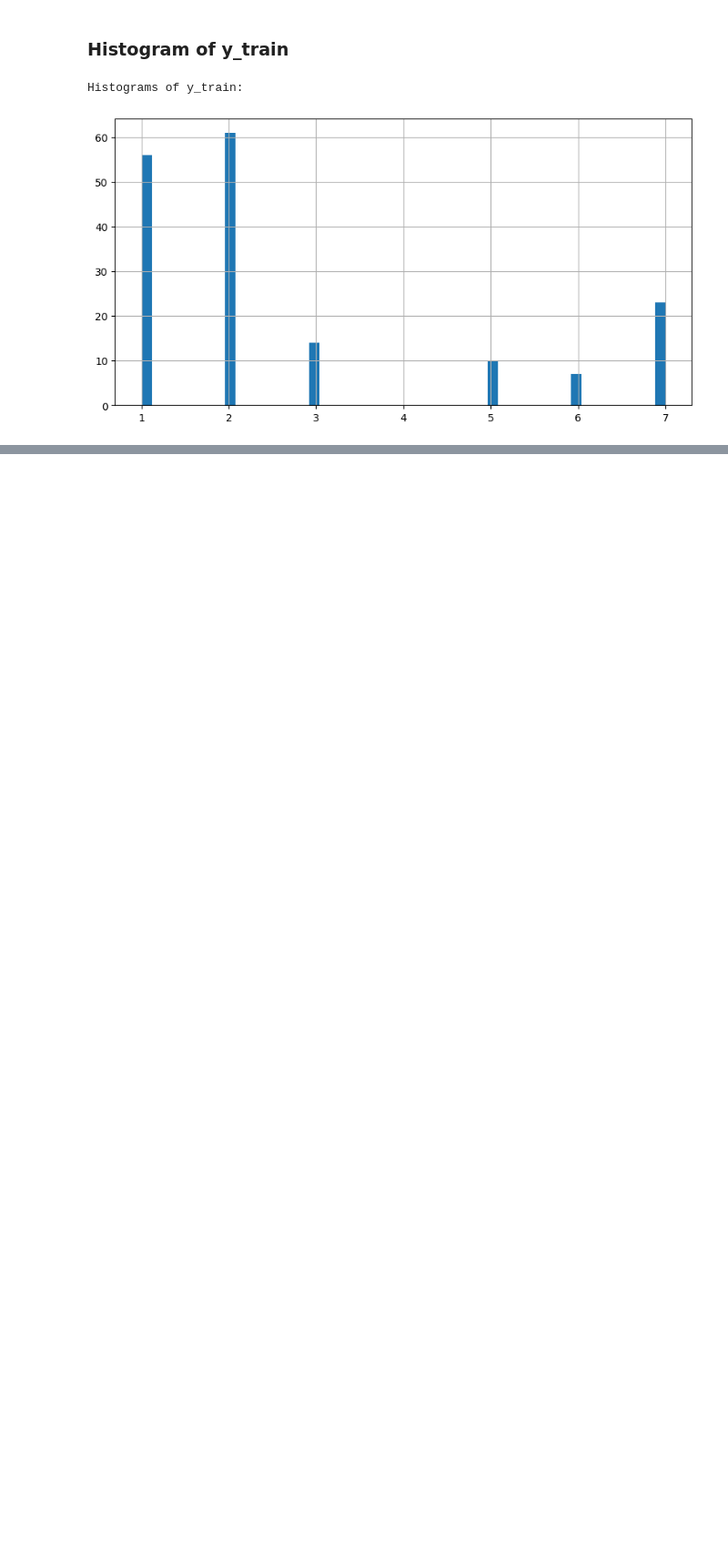
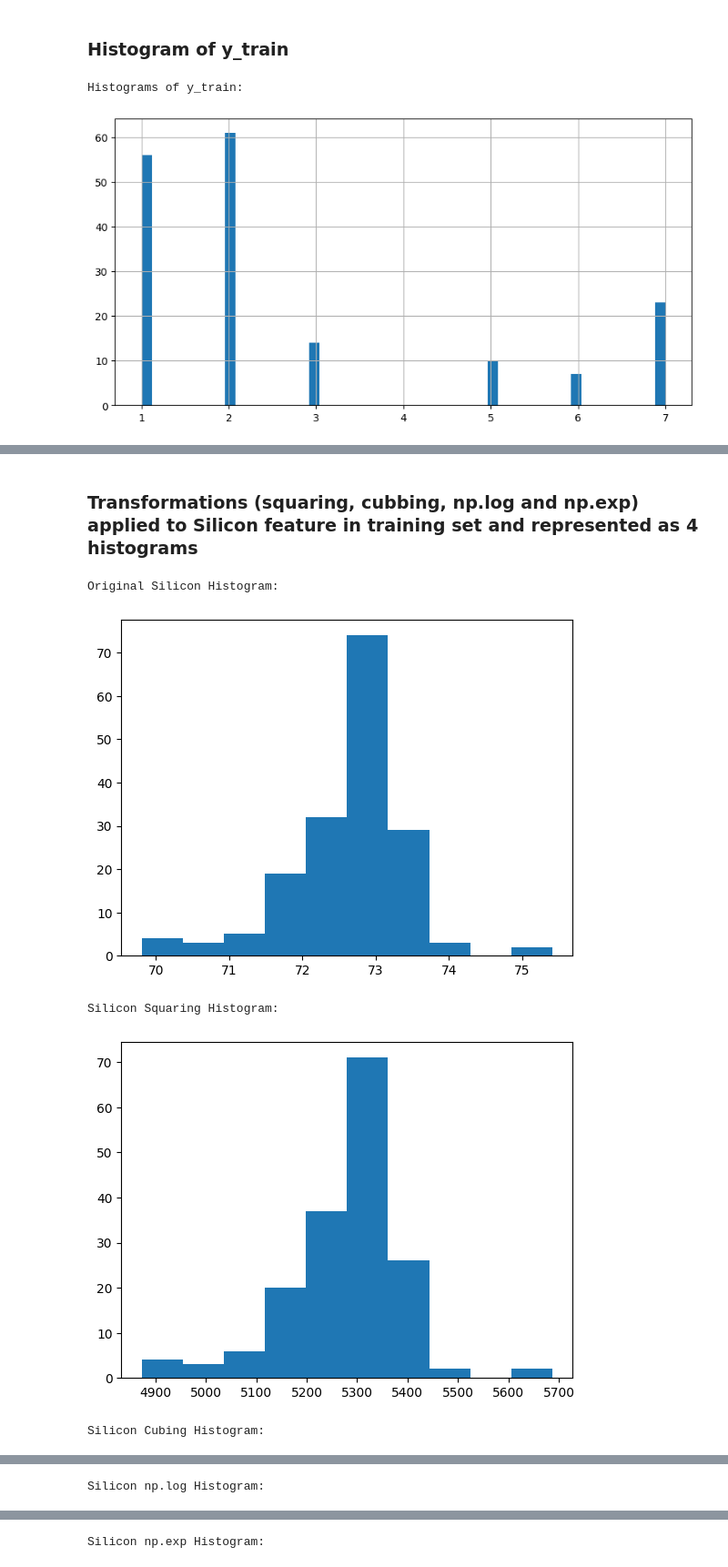
Before and after one commit to atoothman/Data-71200-Projects-, a Jupyter notebook: Data_71200_Project_1_Glass_ID.ipynb, the cells around one changed output, grey strips where cells are left out. Shown at 91% size. Drawn from its saved outputs; the diff is of its cells as text; code cells hidden in the pictures; blank space fills up the shorter version.

```diff
--- a/Data_71200_Project_1_Glass_ID.ipynb
+++ b/Data_71200_Project_1_Glass_ID.ipynb
@@ -372,0 +416,38 @@ Plot histograms and scatter matrices to explore the resultant data
+# %% [markdown]
+### Transformations (squaring, cubbing, np.log and np.exp) applied to Silicon feature in training set and represented as 4 histograms
+# %%
+# No transformation applied to Silicon feature shown as histogram
+print("Original Silicon Histogram:")
+plt.hist(X_train['Silicon'].values.reshape(-1, 1), bins=10)
+plt.show()
+print()
+
+# Transformation squaring applied to Silicon feature shown as histogram
+print("Silicon Squaring Histogram:")
+plt.hist(X_train['Silicon'].values.reshape(-1, 1)**2, bins=10)
+plt.show()
+print()
+
+# Transformation cubing applied to Silicon feature shown as histogram
+print("Silicon Cubing Histogram:")
+plt.hist(X_train['Silicon'].values.reshape(-1, 1)**3, bins=10)
+plt.show()
+print()
+
+# Transformation np.log applied to Silicon feature shown as histogram
+print("Silicon np.log Histogram:")
+plt.hist(np.log(X_train['Silicon'].values.reshape(-1, 1)), bins=10)
+plt.show()
+print()
+
+# Transformation np.exp applied to Silicon feature shown as histogram
+print("Silicon np.exp Histogram:")
+plt.hist(np.exp(X_train['Silicon'].values.reshape(-1, 1)), bins=10)
+plt.show()
+print()
+# %% [output]
+Original Silicon Histogram:
+[figure, added]
+Silicon Squaring Histogram:
+[figure, added]
+Silicon Cubing Histogram:
@@ -372,0 +455 @@ Plot histograms and scatter matrices to explore the resultant data
+Silicon np.log Histogram:
@@ -372,0 +457 @@ Plot histograms and scatter matrices to explore the resultant data
+Silicon np.exp Histogram:
```
Also changed, not shown: parts of 12 cells of this notebook.
